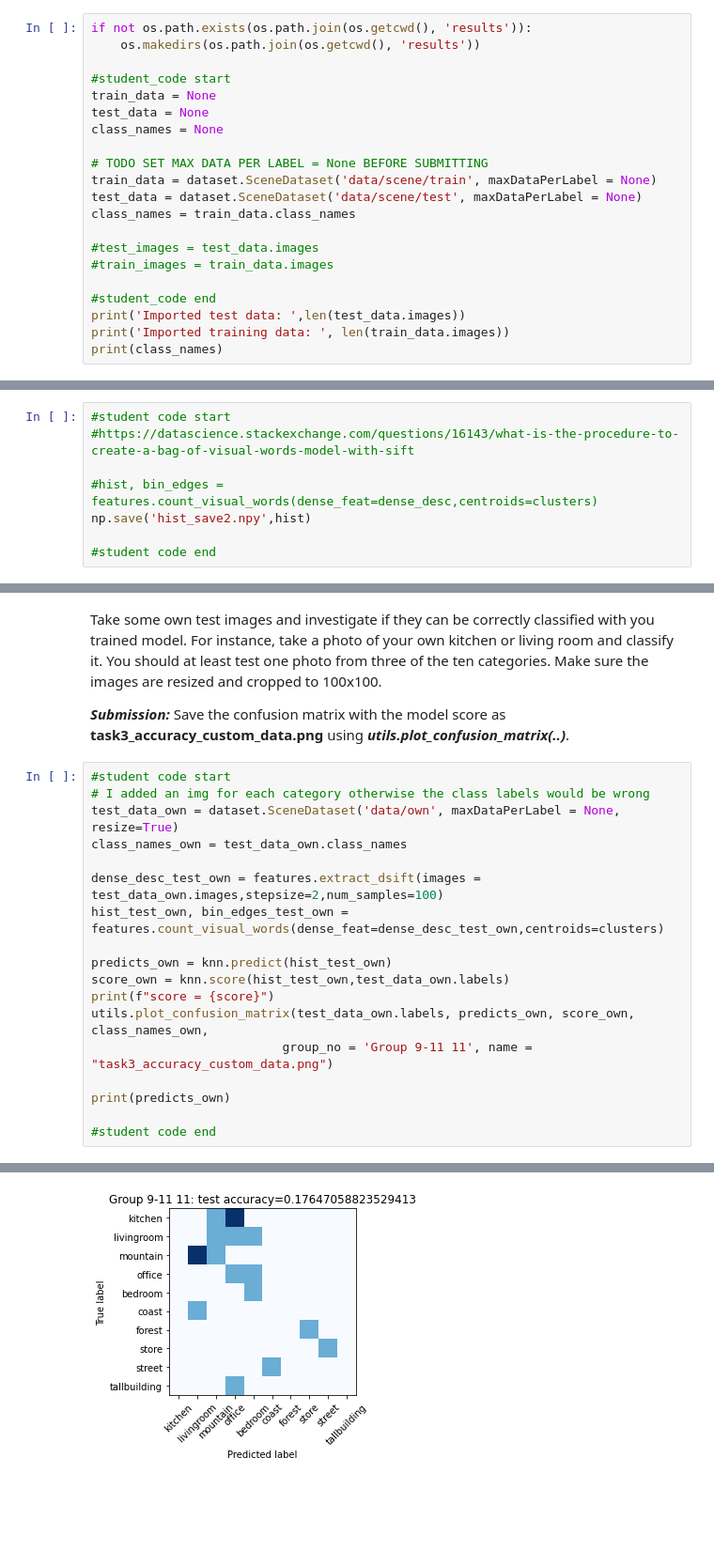
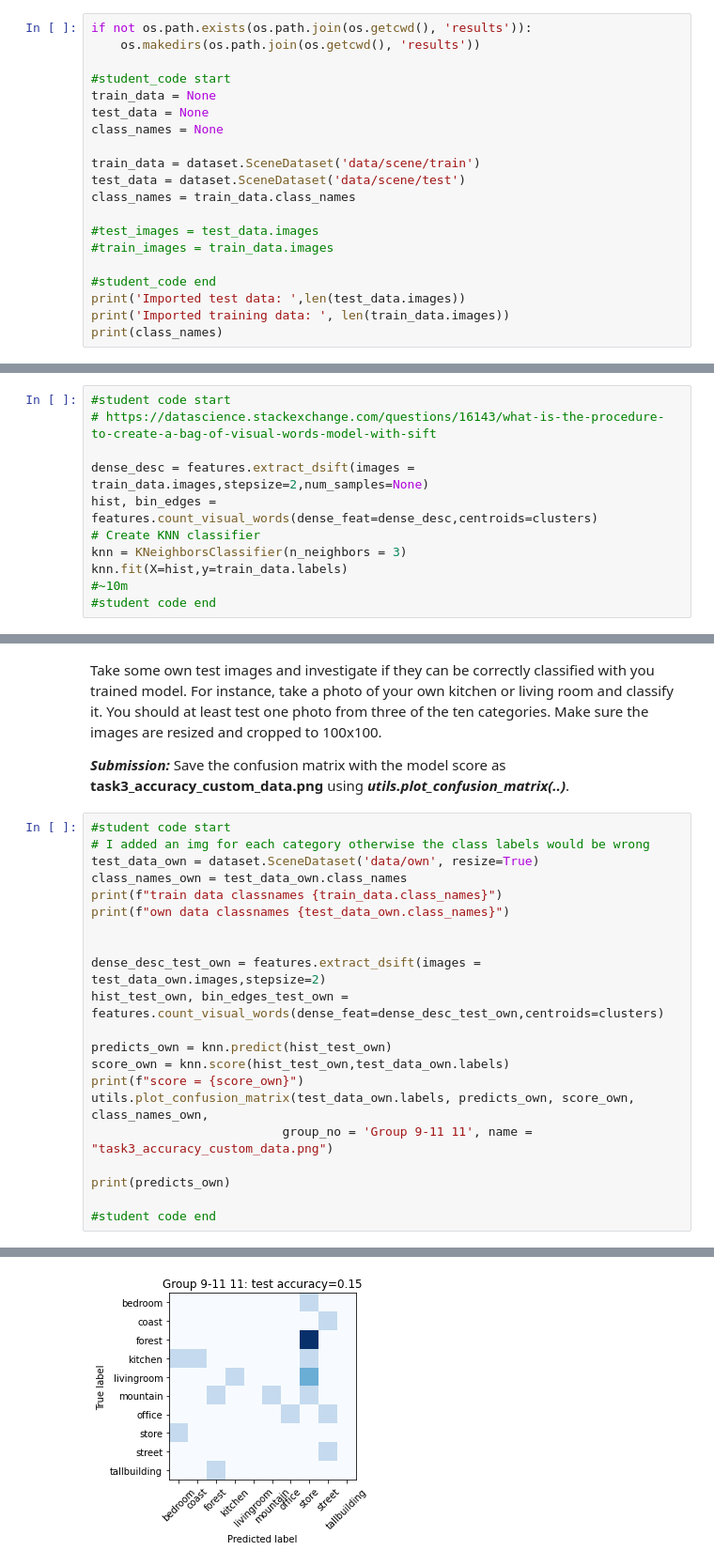
Before and after one commit to Normale/tuw_cv, a Jupyter notebook: TASK3/Task3.ipynb, the cells around one changed output, grey strips where cells are left out. Shown at 94% size. Cells and saved outputs as stored; diff of their text form; blank space fills up the shorter version.

```diff
--- a/TASK3/Task3.ipynb
+++ b/TASK3/Task3.ipynb
@@ -27,9 +30,8 @@ train_data = None
 test_data = None
 class_names = None
 
-# TODO SET MAX DATA PER LABEL = None BEFORE SUBMITTING
-train_data = dataset.SceneDataset('data/scene/train', maxDataPerLabel = None)
-test_data = dataset.SceneDataset('data/scene/test', maxDataPerLabel = None)
+train_data = dataset.SceneDataset('data/scene/train')
+test_data = dataset.SceneDataset('data/scene/test')
 class_names = train_data.class_names
 
 #test_images = test_data.images
@@ -88,8 +70,11 @@ np.shape(clusters)
 # %%
 #student code start
-#https://datascience.stackexchange.com/questions/16143/what-is-the-procedure-to-create-a-bag-of-visual-words-model-with-sift
+# https://datascience.stackexchange.com/questions/16143/what-is-the-procedure-to-create-a-bag-of-visual-words-model-with-sift
 
-#hist, bin_edges = features.count_visual_words(dense_feat=dense_desc,centroids=clusters)
-np.save('hist_save2.npy',hist)
-
+dense_desc = features.extract_dsift(images = train_data.images,stepsize=2,num_samples=None)
+hist, bin_edges = features.count_visual_words(dense_feat=dense_desc,centroids=clusters)
+# Create KNN classifier
+knn = KNeighborsClassifier(n_neighbors = 3)
+knn.fit(X=hist,y=train_data.labels)
+#~10m
 #student code end
@@ -154,15 +127,18 @@ Take some own test images and investigate if they can be correctly classified wi
 # %%
 #student code start
 # I added an img for each category otherwise the class labels would be wrong
-test_data_own = dataset.SceneDataset('data/own', maxDataPerLabel = None, resize=True)
+test_data_own = dataset.SceneDataset('data/own', resize=True)
 class_names_own = test_data_own.class_names
+print(f"train data classnames {train_data.class_names}")
+print(f"own data classnames {test_data_own.class_names}")
 
-dense_desc_test_own = features.extract_dsift(images = test_data_own.images,stepsize=2,num_samples=100)
+
+dense_desc_test_own = features.extract_dsift(images = test_data_own.images,stepsize=2)
 hist_test_own, bin_edges_test_own = features.count_visual_words(dense_feat=dense_desc_test_own,centroids=clusters)
 
 predicts_own = knn.predict(hist_test_own)
 score_own = knn.score(hist_test_own,test_data_own.labels)
-print(f"score = {score}")
+print(f"score = {score_own}")
 utils.plot_confusion_matrix(test_data_own.labels, predicts_own, score_own, class_names_own,
                           group_no = 'Group 9-11 11', name = "task3_accuracy_custom_data.png")
 
@@ -176 +154 @@ score = 0.365
-[figure, old version]
+[figure, new version]
```
Also changed, not shown: parts of 21 cells of this notebook, 22 other files.
